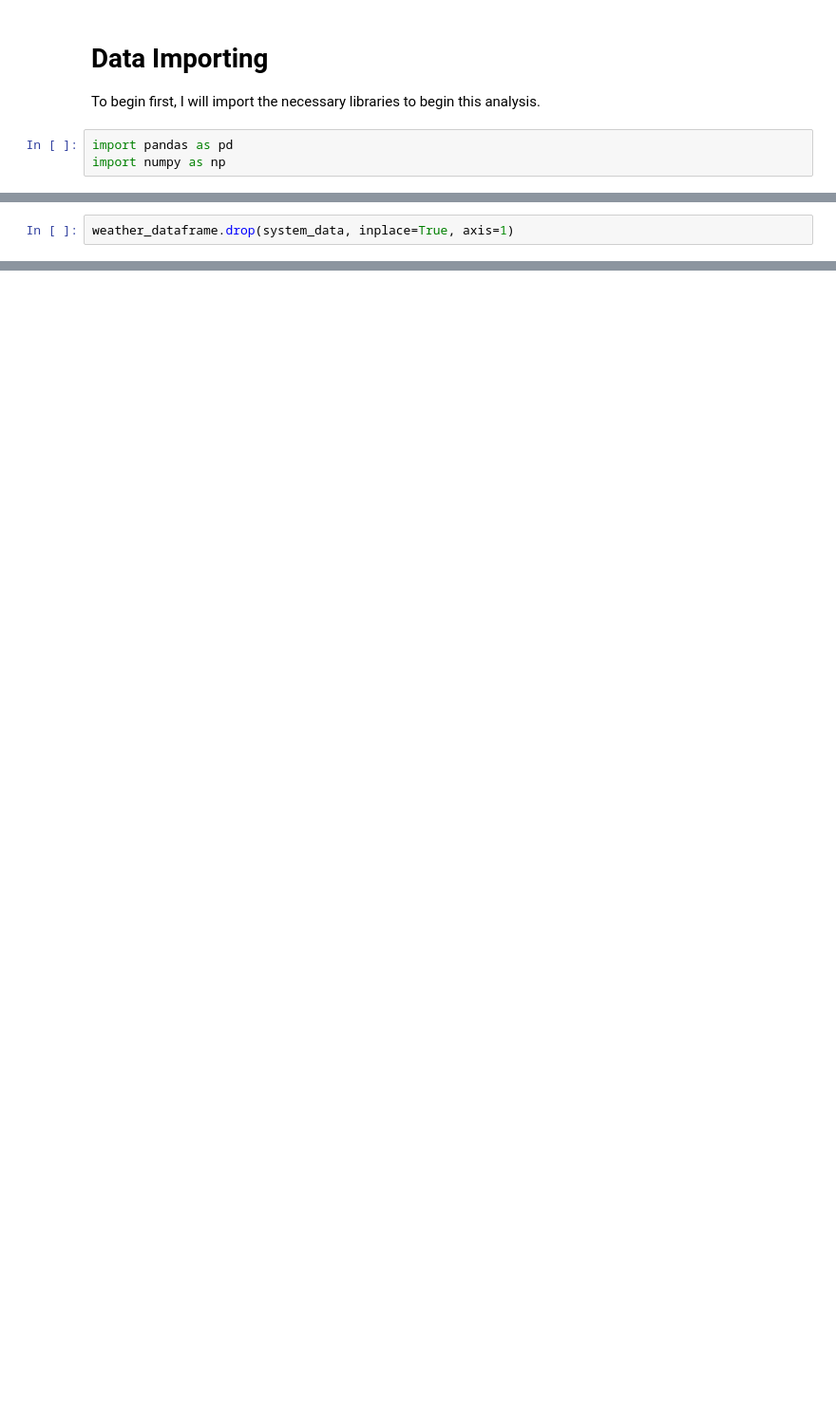
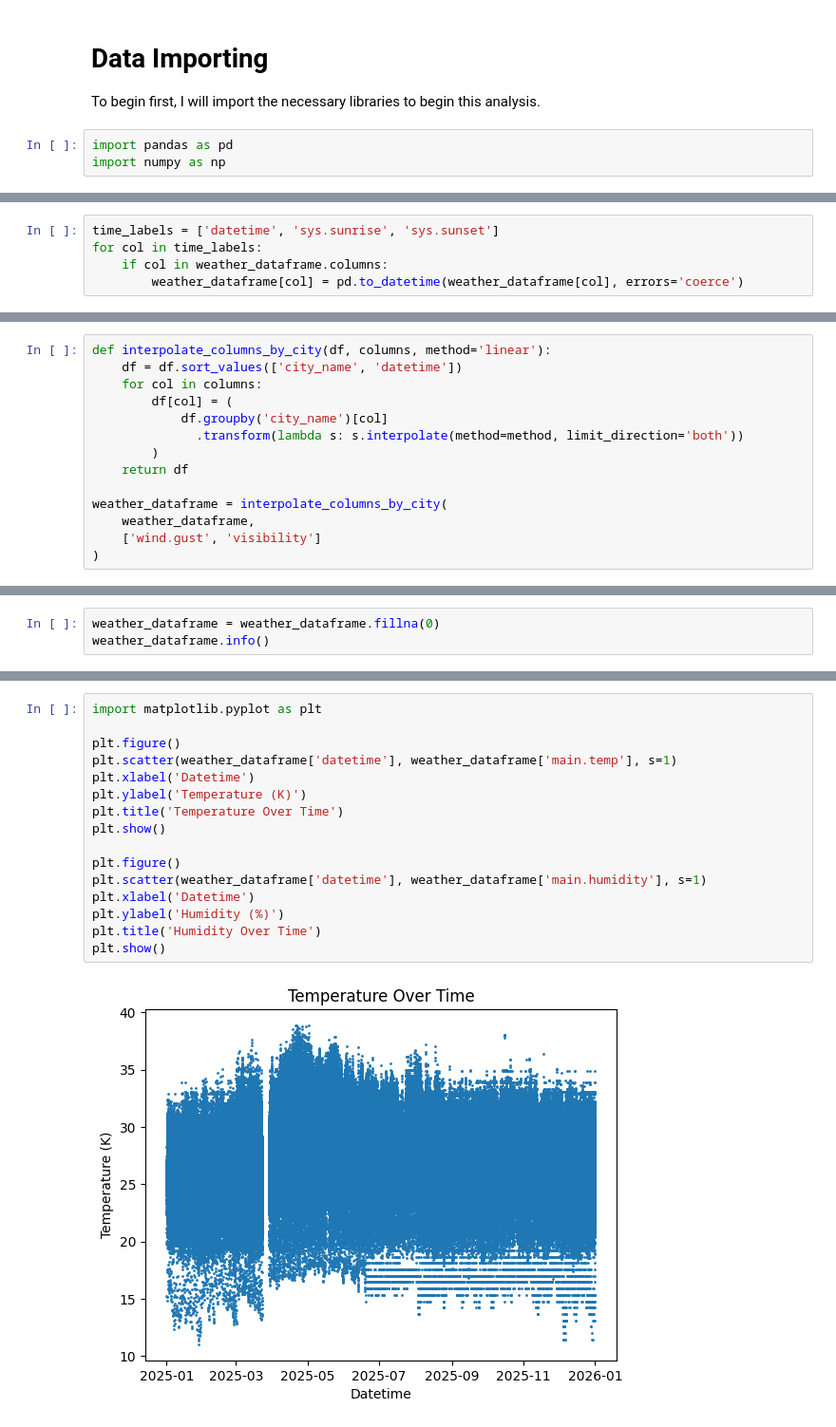
Before and after one commit to Lanzero225/Python-Notebooks, a Jupyter notebook: Philippine Weather/weather.ipynb, the cells around one changed output, grey strips where cells are left out. Shown at 95% size. Drawn from its saved outputs; the diff is of its cells as text; blank space fills up the shorter version.

```diff
--- a/Philippine Weather/weather.ipynb
+++ b/Philippine Weather/weather.ipynb
@@ -171,2 +133,0 @@ system_data = ['sys.type','sys.id','extraction_date_time', 'weather.icon']
-# %%
-weather_dataframe.drop(system_data, inplace=True, axis=1)
@@ -172,0 +142,5 @@ weather_dataframe.drop(system_data, inplace=True, axis=1)
+# %%
+time_labels = ['datetime', 'sys.sunrise', 'sys.sunset']
+for col in time_labels:
+    if col in weather_dataframe.columns:
+        weather_dataframe[col] = pd.to_datetime(weather_dataframe[col], errors='coerce')
@@ -172,0 +158,14 @@ weather_dataframe.drop(system_data, inplace=True, axis=1)
+# %%
+def interpolate_columns_by_city(df, columns, method='linear'):
+    df = df.sort_values(['city_name', 'datetime'])
+    for col in columns:
+        df[col] = (
+            df.groupby('city_name')[col]
+              .transform(lambda s: s.interpolate(method=method, limit_direction='both'))
+        )
+    return df
+
+weather_dataframe = interpolate_columns_by_city(
+    weather_dataframe,
+    ['wind.gust', 'visibility']
+)
@@ -172,0 +174,3 @@ weather_dataframe.drop(system_data, inplace=True, axis=1)
+# %%
+weather_dataframe = weather_dataframe.fillna(0)
+weather_dataframe.info()
@@ -172,0 +244,18 @@ weather_dataframe.drop(system_data, inplace=True, axis=1)
+# %%
+import matplotlib.pyplot as plt
+
+plt.figure()
+plt.scatter(weather_dataframe['datetime'], weather_dataframe['main.temp'], s=1)
+plt.xlabel('Datetime')
+plt.ylabel('Temperature (K)')
+plt.title('Temperature Over Time')
+plt.show()
+
+plt.figure()
+plt.scatter(weather_dataframe['datetime'], weather_dataframe['main.humidity'], s=1)
+plt.xlabel('Datetime')
+plt.ylabel('Humidity (%)')
+plt.title('Humidity Over Time')
+plt.show()
+# %% [output]
+[figure, added]
```
Also changed, not shown: parts of 37 cells of this notebook.
